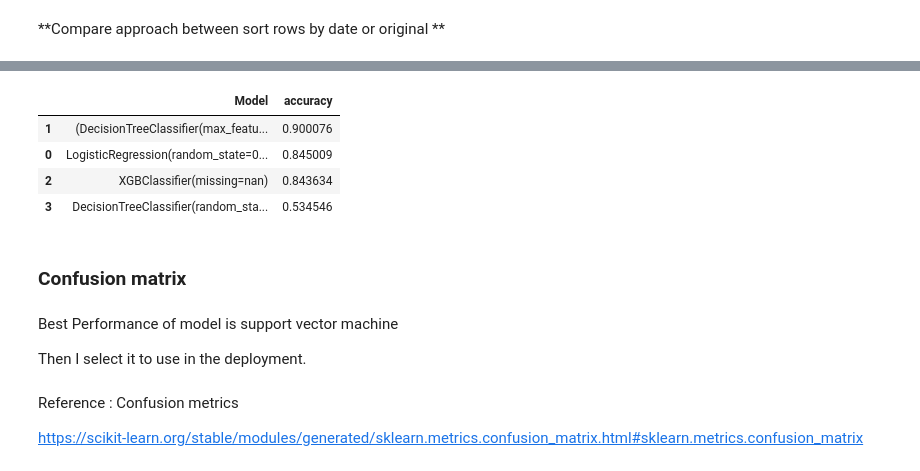
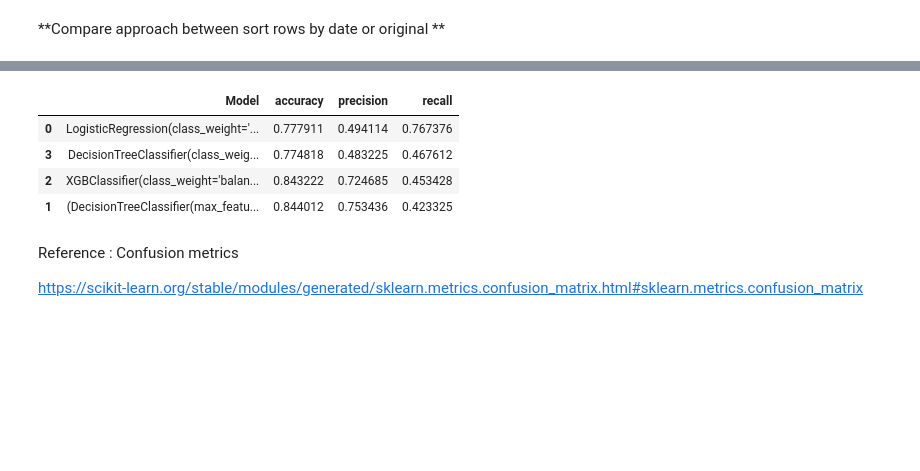
Before and after one commit to golf41101/Suchet, a Jupyter notebook: handle_imbalacedata_classification.ipynb, the cells around one changed output, grey strips where cells are left out. Drawn from its saved outputs; the diff is of its cells as text; code cells hidden in the pictures; blank space fills up the shorter version.

```diff
--- a/handle_imbalacedata_classification.ipynb
+++ b/handle_imbalacedata_classification.ipynb
@@ -660,32 +699,32 @@ model_dct_from_joblib = joblib.load(path+"DecisionTreeClassifier(random_state=0)
 # %%
 loaded_model = [model_log_from_joblib,model_rdf_from_joblib,model_xgb_from_joblib,model_dct_from_joblib]
 # %%
-Model_All_result = pd.DataFrame()
-desc_m = []
-score_m = []
+Model_class_we = pd.DataFrame()
+desc_we = []
+acc_we = []
+pcs_we = []
+rec_we = []
 
 for m in tqdm(loaded_model):
   y_pred = m.predict(X_test_sc)
   ac_score = accuracy_score(y_test,y_pred)
-  desc_m.append(m)
-  score_m.append(ac_score)
-  data_ac = {'Model':desc_m,'accuracy':score_m}
+  desc_we.append(m)
+  acc_we.append(ac_score)
+  precision = precision_score(y_test,y_pred)
+  recall= recall_score(y_test,y_pred)
+  pcs_we.append(precision)
+  rec_we.append(recall)
+  data_ac = {'Model':desc_we,'accuracy':acc_we,'precision':pcs_we,'recall':rec_we}
   # print(ac_score)
   # print(model,' has score: ',ac_score)
   # print(data_ac)
-  Model_All_result = pd.DataFrame(data_ac)
+  Model_class_we = pd.DataFrame(data_ac)
+
+Model_class_we.sort_values(by='recall',ascending=False,inplace=True)
+Model_class_we
+# %% [output]
+|  | Model | accuracy | precision | recall |
+| 0 | LogisticRegression(class_weight='... | 0.777911 | 0.494114 | 0.767376 |
+| 3 | DecisionTreeClassifier(class_weig... | 0.774818 | 0.483225 | 0.467612 |
+| 2 | XGBClassifier(class_weight='balan... | 0.843222 | 0.724685 | 0.453428 |
+| 1 | (DecisionTreeClassifier(max_featu... | 0.844012 | 0.753436 | 0.423325 |
-# %%
-Model_All_result.sort_values(by='accuracy',ascending=False,inplace=True)
-Model_All_result
-# %% [output]
-|  | Model | accuracy |
-| 1 | (DecisionTreeClassifier(max_featu... | 0.900076 |
-| 0 | LogisticRegression(random_state=0... | 0.845009 |
-| 2 | XGBClassifier(missing=nan) | 0.843634 |
-| 3 | DecisionTreeClassifier(random_sta... | 0.534546 |
-# %% [markdown]
-### Confusion matrix
-# %% [markdown]
-Best Performance of model is support vector machine
-
-Then I select it to use in the deployment.
```
Also changed, not shown: parts of 41 cells of this notebook.
